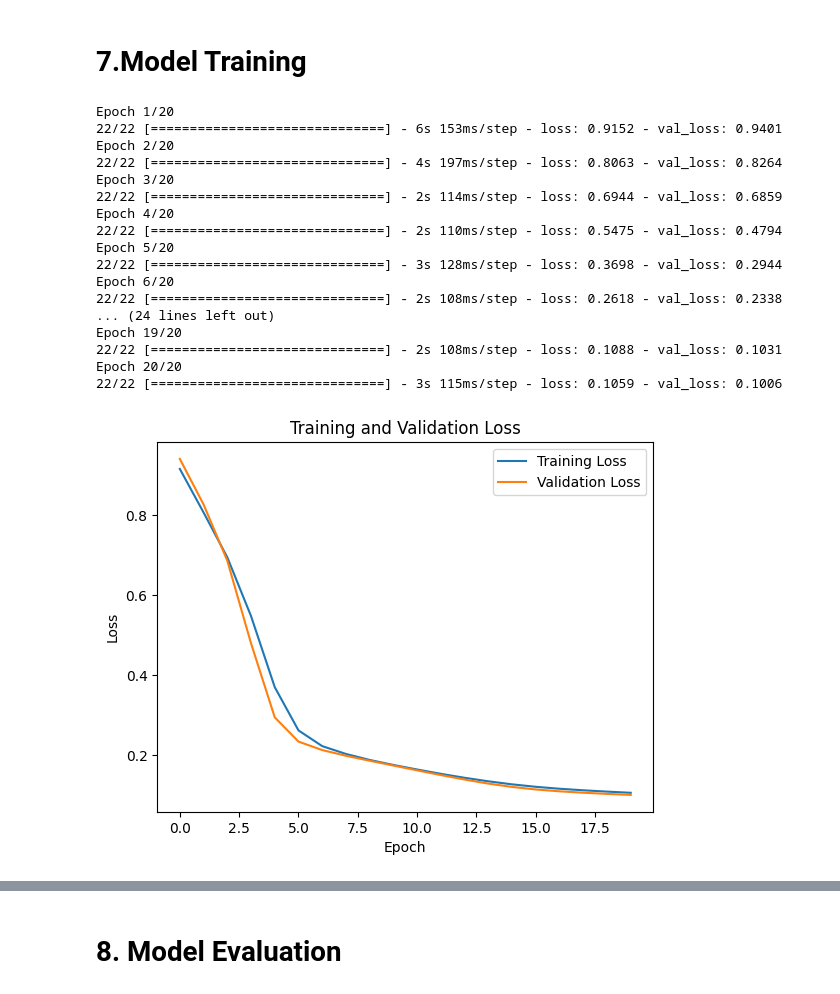
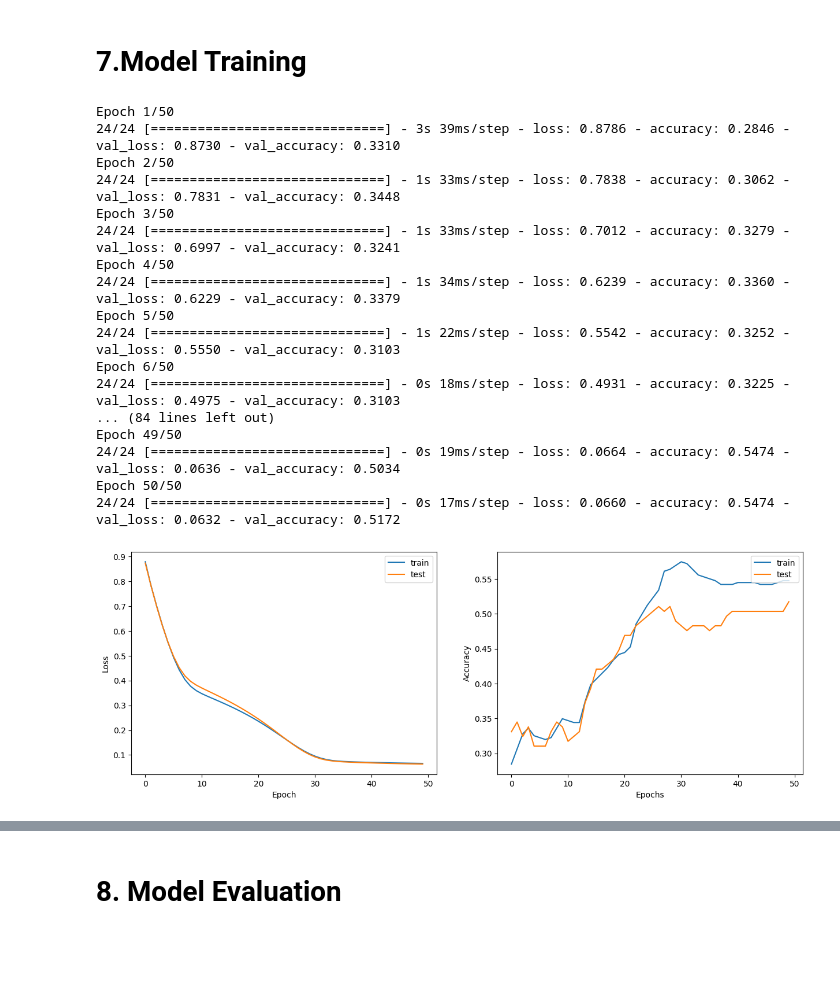
Before and after one commit to brwei01/CEGE0042_STDM_PROJECT, a Jupyter notebook: UT_GNN_LSTM.ipynb, the cells around one changed output, grey strips where cells are left out. Drawn from its saved outputs; the diff is of its cells as text; code cells hidden in the pictures; blank space fills up the shorter version.

```diff
--- a/UT_GNN_LSTM.ipynb
+++ b/UT_GNN_LSTM.ipynb
@@ -148,7 +148,7 @@ test set size: (224, 34)
 from tensorflow.keras.preprocessing import timeseries_dataset_from_array
 
 batch_size = 16
-input_sequence_length = 24
+input_sequence_length = 3
 forecast_horizon = 1
 multi_horizon = False
 
@@ -460,19 +460,38 @@ class LSTMGC(layers.Layer):
 # %%
 import matplotlib.pyplot as plt
 
-def plot_loss(history):
-    plt.plot(history.history['loss'], label='Training Loss')
-    plt.plot(history.history['val_loss'], label='Validation Loss')
-    plt.title('Training and Validation Loss')
+
+def plot_curves(history):
+    fig, (ax1, ax2) = plt.subplots(1, 2, figsize=(15, 5))
+
+    ax1.plot(history.history['loss'], label='Training Loss')
+    ax1.plot(history.history['val_loss'], label='Validation Loss')
+    ax1.legend(['train','test'], loc="upper right")
+    ax1.set_xlabel('Epoch')
+    ax1.set_ylabel('Loss')
+
+    ax2.plot(history.history["accuracy"])
+    ax2.plot(history.history["val_accuracy"])
+    ax2.legend(["train", "test"], loc="upper right")
+    ax2.set_xlabel("Epochs")
+    ax2.set_ylabel("Accuracy")
+
+    plt.show()
+
+
+def plot_acc(history):
+    plt.plot(history.history['accuracy'])
+    plt.plot(history.history['val_accuracy'])
+    plt.title('Model Accuracy')
+    plt.ylabel('Accuracy')
     plt.xlabel('Epoch')
-    plt.ylabel('Loss')
-    plt.legend()
+    plt.legend(['Train', 'Validation'], loc='upper left')
     plt.show()
 # %%
 in_feat = 1
-batch_size = 16
-epochs = 20
-input_sequence_length = 24
+batch_size = 3
+epochs = 50
+input_sequence_length = 3
 forecast_horizon = 1
 multi_horizon = False
 out_feat = 10
@@ -483,49 +502,51 @@ graph_conv_params = {
     "activation": None,
 }
 
 st_gcn = LSTMGC(
     in_feat,
     out_feat,
     lstm_units,
     input_sequence_length,
     forecast_horizon,
     graph,
     graph_conv_params,
 )
 inputs = layers.Input((input_sequence_length, graph.num_nodes, in_feat))
 outputs = st_gcn(inputs)
 
 model = keras.models.Model(inputs, outputs)
 model.compile(
     optimizer=keras.optimizers.RMSprop(learning_rate=0.0002),
     loss=keras.losses.MeanSquaredError(),
+    metrics=['accuracy']
 )
+
 
 history = model.fit(
     train_dataset,
     validation_data=val_dataset,
     epochs=epochs,
     callbacks=[keras.callbacks.EarlyStopping(patience=10)],
 )
 
 
-plot_loss(history)
+plot_curves(history)
 # %% [output]
-Epoch 1/20
-22/22 [==============================] - 6s 153ms/step - loss: 0.9152 - val_loss: 0.9401
-Epoch 2/20
-22/22 [==============================] - 4s 197ms/step - loss: 0.8063 - val_loss: 0.8264
-Epoch 3/20
-22/22 [==============================] - 2s 114ms/step - loss: 0.6944 - val_loss: 0.6859
-Epoch 4/20
-22/22 [==============================] - 2s 110ms/step - loss: 0.5475 - val_loss: 0.4794
-Epoch 5/20
-22/22 [==============================] - 3s 128ms/step - loss: 0.3698 - val_loss: 0.2944
-Epoch 6/20
-22/22 [==============================] - 2s 108ms/step - loss: 0.2618 - val_loss: 0.2338
-... (24 lines left out)
-Epoch 19/20
-22/22 [==============================] - 2s 108ms/step - loss: 0.1088 - val_loss: 0.1031
-Epoch 20/20
-22/22 [==============================] - 3s 115ms/step - loss: 0.1059 - val_loss: 0.1006
+Epoch 1/50
+24/24 [==============================] - 3s 39ms/step - loss: 0.8786 - accuracy: 0.2846 - val_loss: 0.8730 - val_accuracy: 0.3310
+Epoch 2/50
+24/24 [==============================] - 1s 33ms/step - loss: 0.7838 - accuracy: 0.3062 - val_loss: 0.7831 - val_accuracy: 0.3448
+Epoch 3/50
+24/24 [==============================] - 1s 33ms/step - loss: 0.7012 - accuracy: 0.3279 - val_loss: 0.6997 - val_accuracy: 0.3241
+Epoch 4/50
+24/24 [==============================] - 1s 34ms/step - loss: 0.6239 - accuracy: 0.3360 - val_loss: 0.6229 - val_accuracy: 0.3379
+Epoch 5/50
+24/24 [==============================] - 1s 22ms/step - loss: 0.5542 - accuracy: 0.3252 - val_loss: 0.5550 - val_accuracy: 0.3103
+Epoch 6/50
+24/24 [==============================] - 0s 18ms/step - loss: 0.4931 - accuracy: 0.3225 - val_loss: 0.4975 - val_accuracy: 0.3103
+... (84 lines left out)
+Epoch 49/50
+24/24 [==============================] - 0s 19ms/step - loss: 0.0664 - accuracy: 0.5474 - val_loss: 0.0636 - val_accuracy: 0.5034
+Epoch 50/50
+24/24 [==============================] - 0s 17ms/step - loss: 0.0660 - accuracy: 0.5474 - val_loss: 0.0632 - val_accuracy: 0.5172
-[figure, old version]
+[figure, new version]
```
Also changed, not shown: parts of 5 cells of this notebook, 1 other file.
